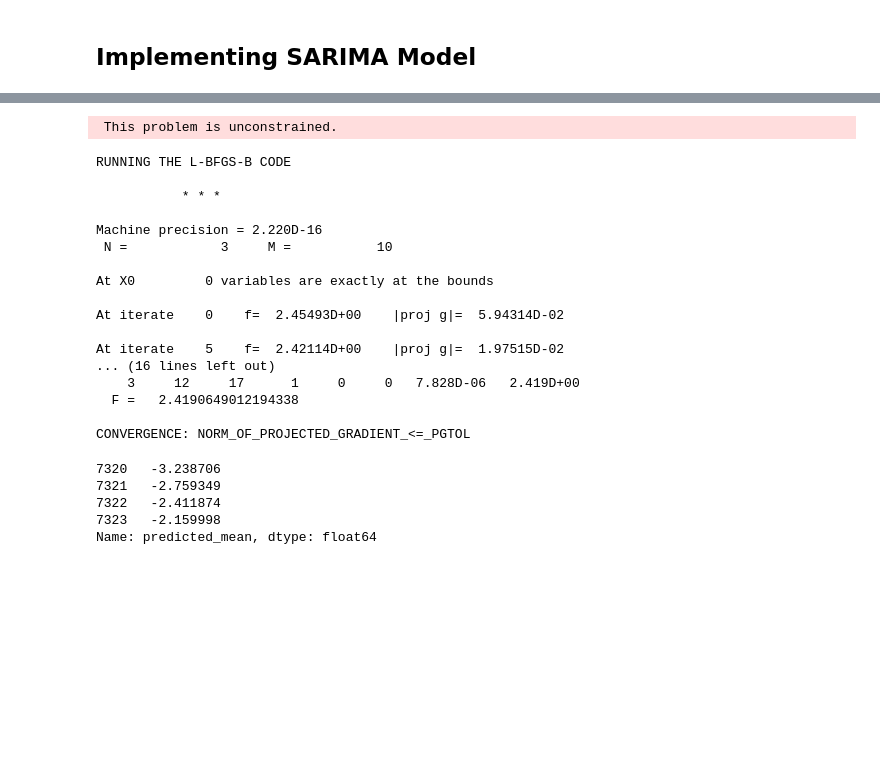
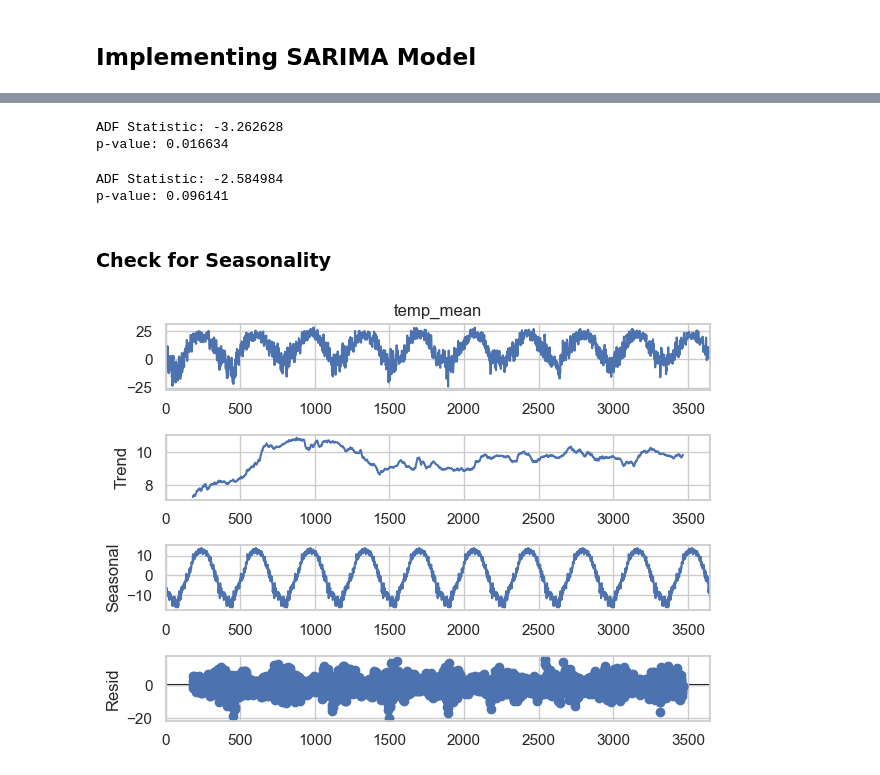
Before and after one commit to mb208/604Final, a Jupyter notebook: notebooks/ARIMA.ipynb, the cells around one changed output, grey strips where cells are left out. Cells and saved outputs as stored; diff of their text form; code cells hidden in the pictures; blank space fills up the shorter version.

```diff
--- a/notebooks/ARIMA.ipynb
+++ b/notebooks/ARIMA.ipynb
@@ -25,47 +134,38 @@ plt.show()
+# %%
+result = adfuller(data1['temp_mean'])
+print('ADF Statistic: %f' % result[0])
+print('p-value: %f' % result[1])
+# %% [output]
+ADF Statistic: -3.262628
+p-value: 0.016634
+# %%
+result = adfuller(data2['temp_mean'])
+print('ADF Statistic: %f' % result[0])
+print('p-value: %f' % result[1])
+# %% [output]
+ADF Statistic: -2.584984
+p-value: 0.096141
+# %% [markdown]
+### Check for Seasonality
+# %%
+decomposition = seasonal_decompose(data1['temp_mean'], model='additive', period = 365)
+decomposition.plot()
+plt.savefig('seasonal_decom.png')
+# %% [output]
+[figure, added]
 # %%
 from statsmodels.tsa.statespace.sarimax import SARIMAX
 
-p, d, q = 1, 1, 1  # Non-seasonal params
+p, d, q = 1, 0, 1  # Non-seasonal params
 P, D, Q, s = 1, 1, 1, 360  # Seasonal params
 
 
-sarima_model_temp_mean = SARIMAX(data['temp_mean'],
-                                 order=(p, d, q))
+sarima_model_temp_mean = SARIMAX(data1['temp_mean'],
+                                 order=(p, d, q), seasonal_order = (P, D, Q, s))
 
-
-
-# sarima_model_temp_mean = SARIMAX(data['temp_mean'],
-#                                  order=(p, d, q),
-#                                  seasonal_order=(P, D, Q, s),
-#                                  enforce_stationarity=False,
-#                                  enforce_invertibility=False)
 
 sarima_fit_temp_mean = sarima_model_temp_mean.fit()
 
-predictions_temp_mean = sarima_fit_temp_mean.get_forecast(steps=4)
+predictions_temp_mean = sarima_fit_temp_mean.get_forecast(steps=10)
 predicted_means = predictions_temp_mean.predicted_mean
 predicted_means
-# %% [output]
- This problem is unconstrained.
-RUNNING THE L-BFGS-B CODE
-
-           * * *
-
-Machine precision = 2.220D-16
- N =            3     M =           10
-
-At X0         0 variables are exactly at the bounds
-
-At iterate    0    f=  2.45493D+00    |proj g|=  5.94314D-02
-
-At iterate    5    f=  2.42114D+00    |proj g|=  1.97515D-02
-... (16 lines left out)
-    3     12     17      1     0     0   7.828D-06   2.419D+00
-  F =   2.4190649012194338
-
-CONVERGENCE: NORM_OF_PROJECTED_GRADIENT_<=_PGTOL
-7320   -3.238706
-7321   -2.759349
-7322   -2.411874
-7323   -2.159998
-Name: predicted_mean, dtype: float64
```
Also changed, not shown: parts of 37 cells of this notebook.
